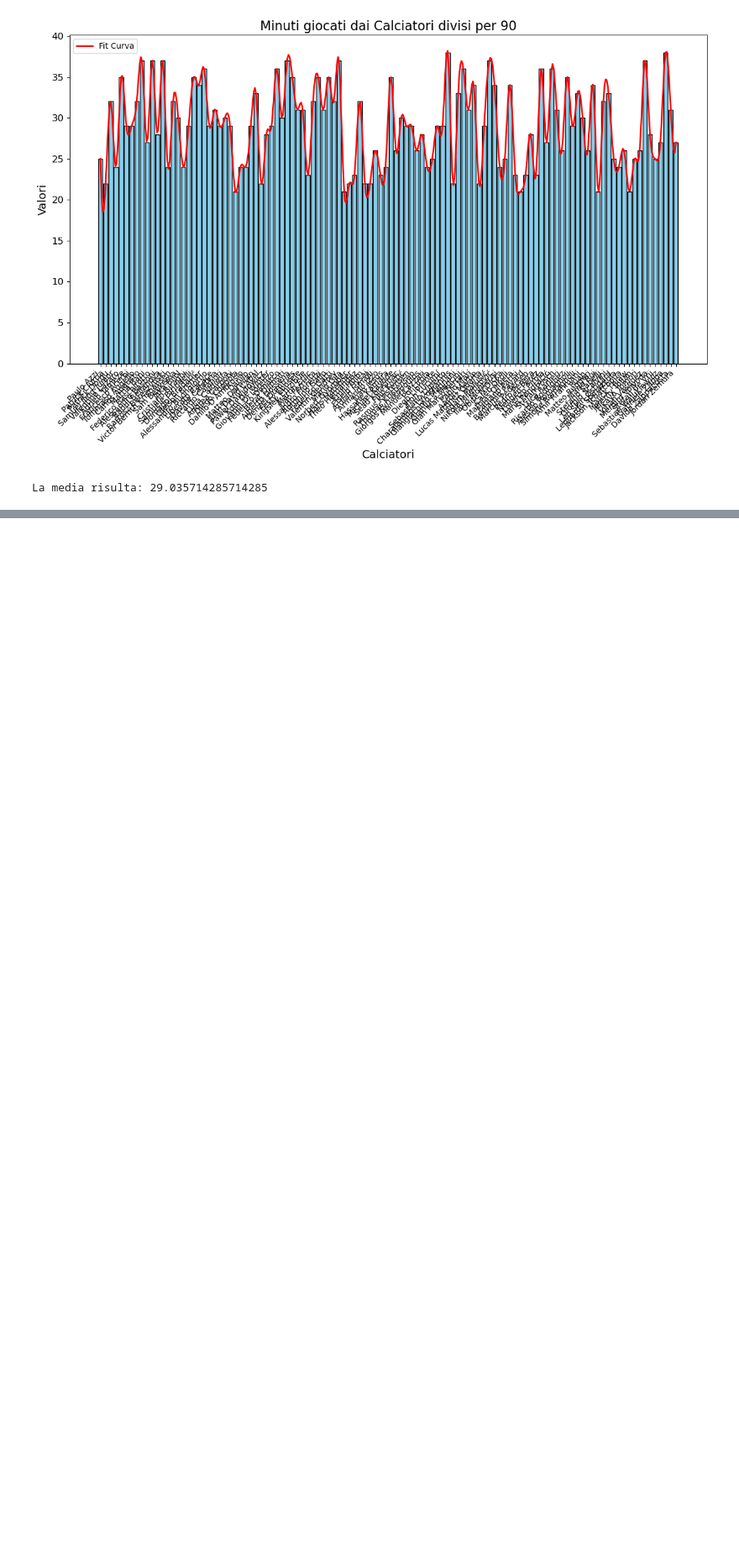
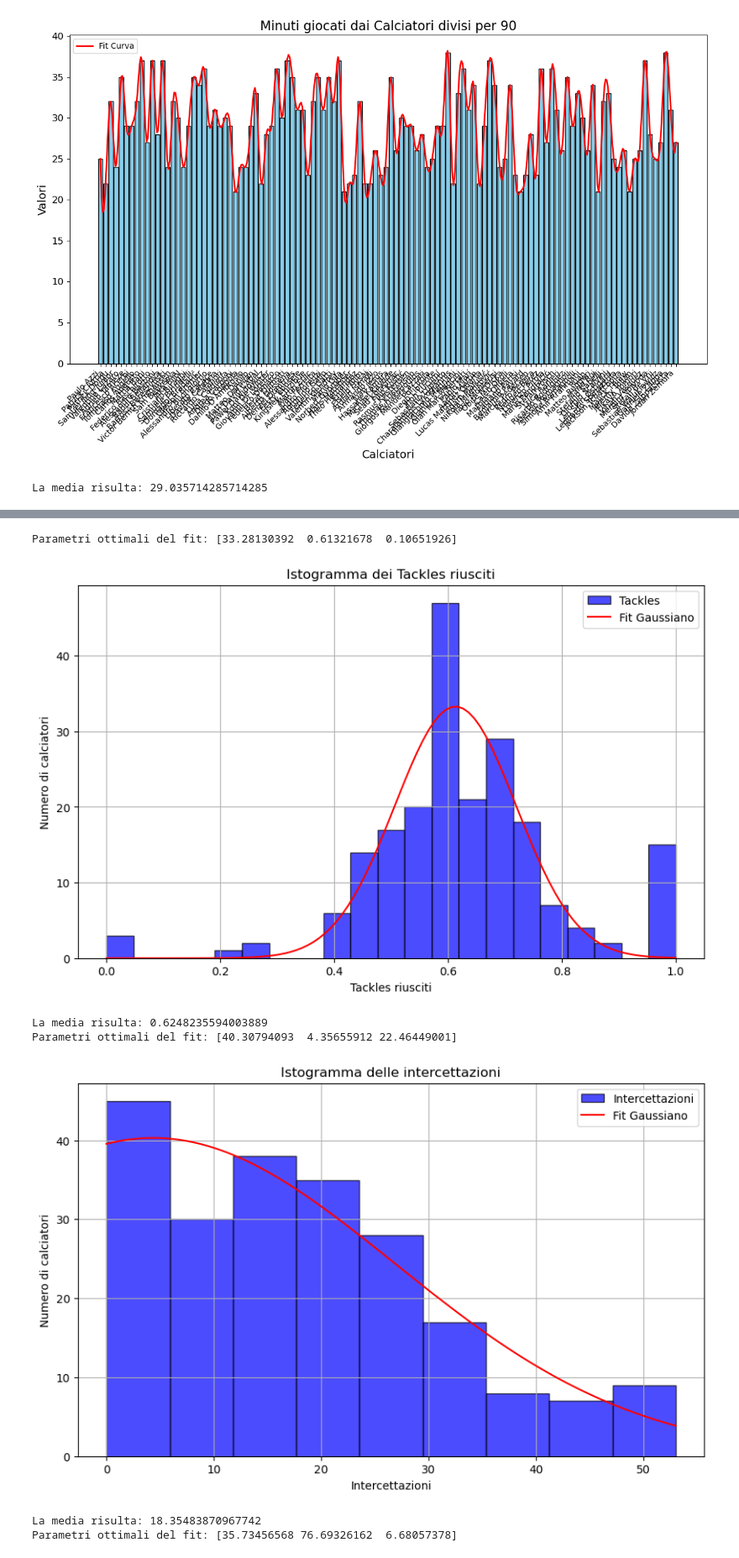
Before and after one commit to Alecaste96/Pytone, a Jupyter notebook: difensori23.ipynb, the cells around one changed output, grey strips where cells are left out. Shown at 84% size. Drawn from its saved outputs; the diff is of its cells as text; code cells hidden in the pictures; blank space fills up the shorter version.

```diff
--- a/difensori23.ipynb
+++ b/difensori23.ipynb
@@ -121,4 +112,17 @@ print("La media risulta:", media_valori_filtrati)
 # %% [output]
 [figure]
 La media risulta: 29.035714285714285
+# %%
+import numpy as np
+
+def calculate_bins(data):
+    n = len(data)
+    sigma = np.std(data)
+    IQR = np.percentile(data, 75) - np.percentile(data, 25)
+
+    # Regola di Freedman-Diaconis
+    bin_width_fd = 2 * IQR / (n ** (1/3))
+    num_bin_fd = int(np.ceil((data.max() - data.min()) / bin_width_fd))
+
+    return num_bin_fd
 # %%
@@ -504,0 +220,23 @@ La media risulta: 0.5319547161985876
+# %%
+import pandas as pd
+
+# Carica i dati
+data = pd.read_excel(r"C:\Users\milan\OneDrive\Documenti\difensori_2023.xlsx")
+
+# Calcola e visualizza i grafici
+calcola_tackle(data)
+calcola_intercettazioni(data)
+calcola_passaggi(data)
+calcola_gol(data)
+calcola_assist(data)
+calcola_cartellini(data)
+calcola_key_passes(data)
+calcola_duelli_aerei(data)
+# %% [output]
+Parametri ottimali del fit: [33.28130392  0.61321678  0.10651926]
+[figure, added]
+La media risulta: 0.6248235594003889
+Parametri ottimali del fit: [40.30794093  4.35655912 22.46449001]
+[figure, added]
+La media risulta: 18.35483870967742
+Parametri ottimali del fit: [35.73456568 76.69326162  6.68057378]
```
Also changed, not shown: parts of 13 cells of this notebook, 2 other files.
